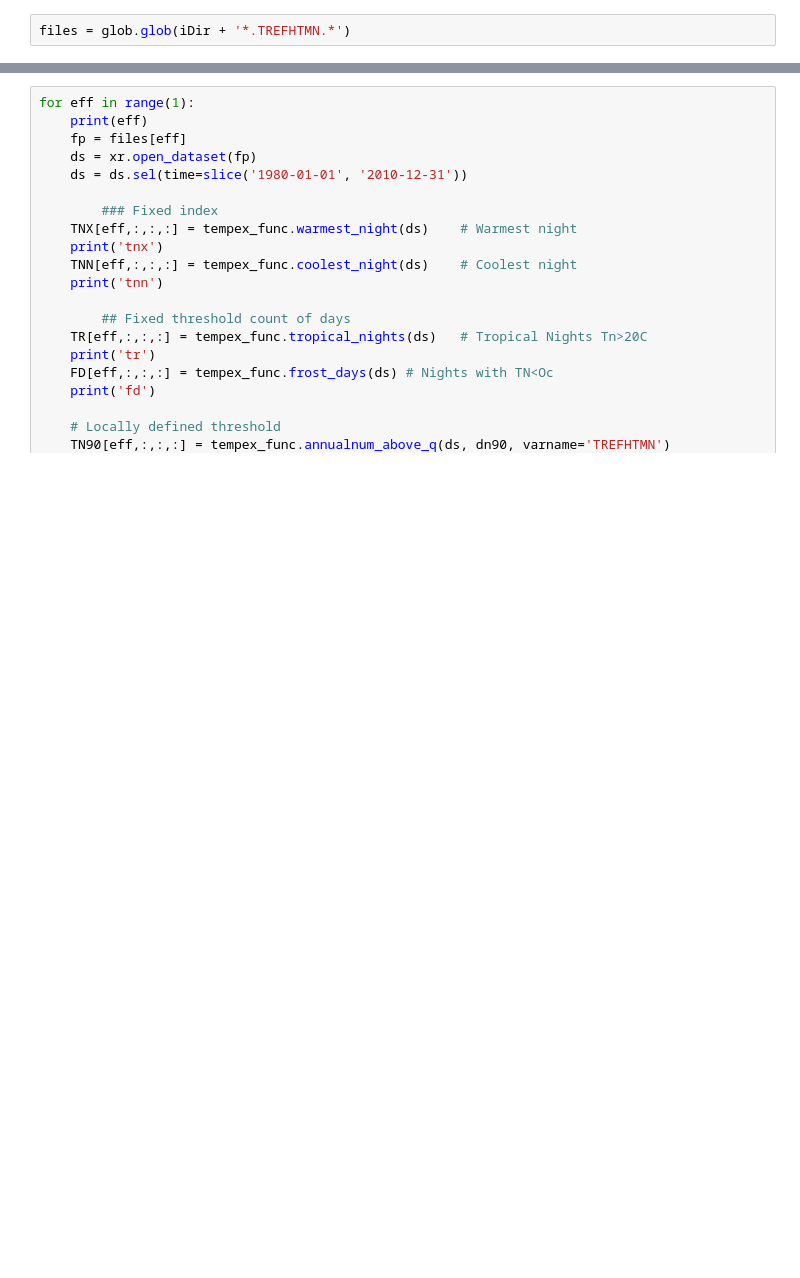
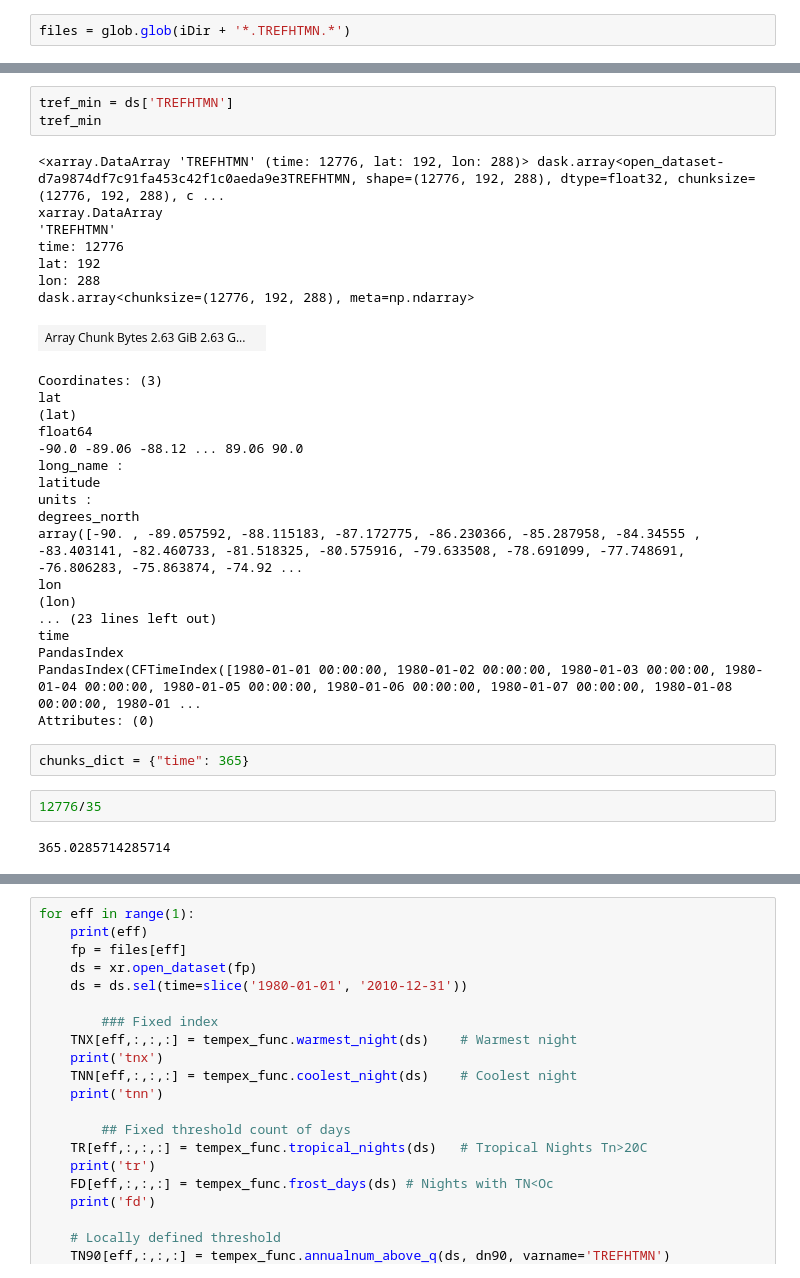
Before and after one commit to maritye/extreme_indices_cesm, a Jupyter notebook: notebooks/23-11-06_B_ETCCDI_Temp_annual.ipynb, the cells around one changed output, grey strips where cells are left out. Cells and saved outputs as stored; diff of their text form; blank space fills up the shorter version.

```diff
--- a/notebooks/23-11-06_B_ETCCDI_Temp_annual.ipynb
+++ b/notebooks/23-11-06_B_ETCCDI_Temp_annual.ipynb
@@ -93,0 +183,35 @@ files = glob.glob(iDir + '*.TREFHTMN.*')
+# %%
+tref_min = ds['TREFHTMN']
+tref_min
+# %% [output]
+<xarray.DataArray 'TREFHTMN' (time: 12776, lat: 192, lon: 288)> dask.array<open_dataset-d7a9874df7c91fa453c42f1c0aeda9e3TREFHTMN, shape=(12776, 192, 288), dtype=float32, chunksize=(12776, 192, 288), c ...
+xarray.DataArray
+'TREFHTMN'
+time: 12776
+lat: 192
+lon: 288
+dask.array<chunksize=(12776, 192, 288), meta=np.ndarray>
+| Array Chunk Bytes 2.63 GiB 2.63 G... |  |
+Coordinates: (3)
+lat
+(lat)
+float64
+-90.0 -89.06 -88.12 ... 89.06 90.0
+long_name :
+latitude
+units :
+degrees_north
+array([-90. , -89.057592, -88.115183, -87.172775, -86.230366, -85.287958, -84.34555 , -83.403141, -82.460733, -81.518325, -80.575916, -79.633508, -78.691099, -77.748691, -76.806283, -75.863874, -74.92 ...
+lon
+(lon)
+... (23 lines left out)
+time
+PandasIndex
+PandasIndex(CFTimeIndex([1980-01-01 00:00:00, 1980-01-02 00:00:00, 1980-01-03 00:00:00, 1980-01-04 00:00:00, 1980-01-05 00:00:00, 1980-01-06 00:00:00, 1980-01-07 00:00:00, 1980-01-08 00:00:00, 1980-01 ...
+Attributes: (0)
+# %%
+chunks_dict = {"time": 365}
+# %%
+12776/35
+# %% [output]
+365.0285714285714
```
Also changed, not shown: parts of 17 cells of this notebook.
